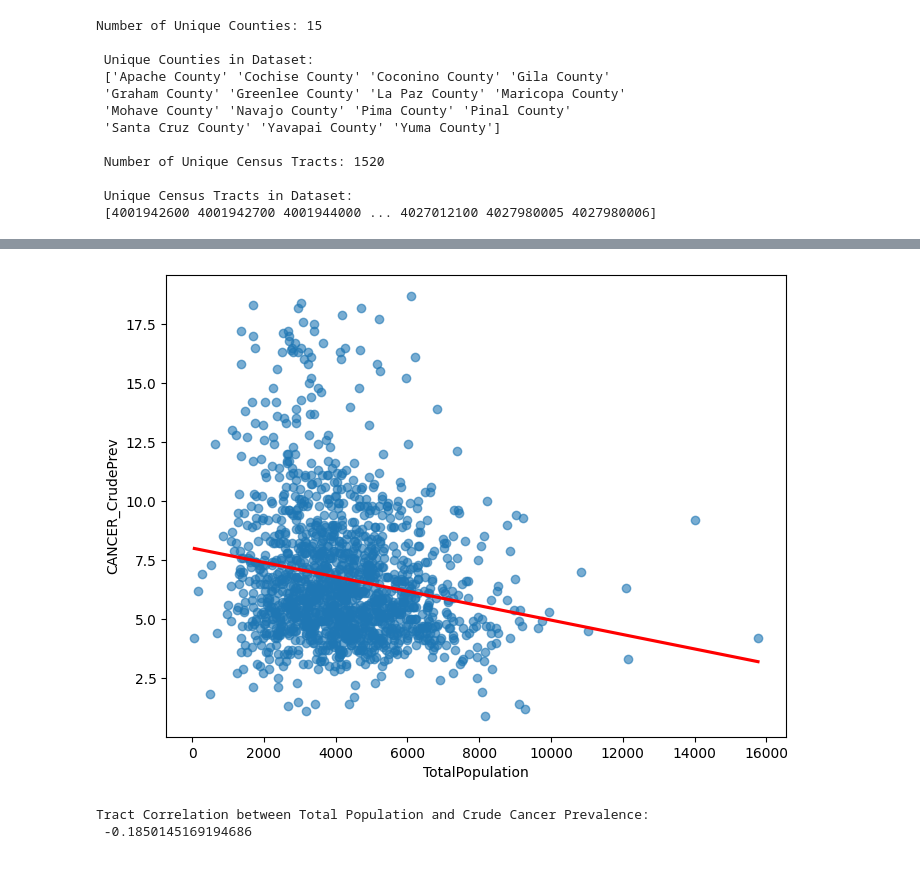
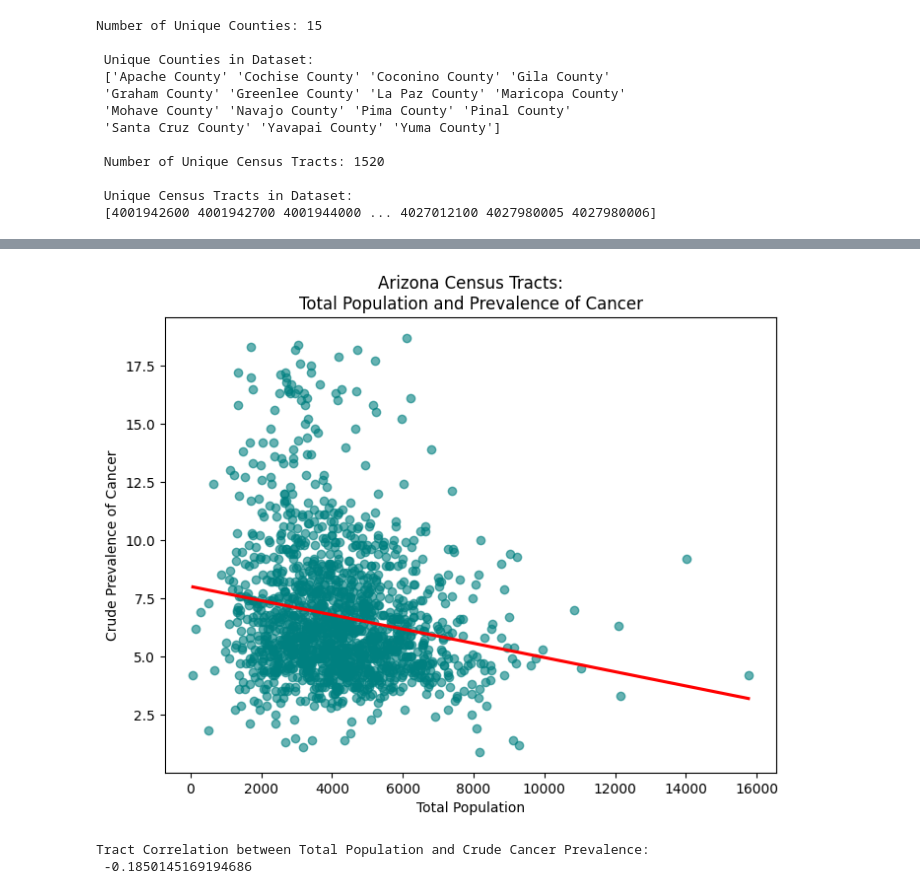
Before and after one commit to INFO-698-InfoSci-Capstone/geo-health-ai, a Jupyter notebook: Working_Files/Explore_SMG.ipynb, the cells around one changed output, grey strips where cells are left out. Drawn from its saved outputs; the diff is of its cells as text; code cells hidden in the pictures.

Commit message:
Added Additional Graphs

```diff
--- a/Working_Files/Explore_SMG.ipynb
+++ b/Working_Files/Explore_SMG.ipynb
@@ -66,7 +66,7 @@ FARA_Clean = df_FARA.copy()
 FARA_Clean = (FARA_Clean[FARA_Clean['State'] == 'Arizona'])
 
 # Keep only few columns:
-FARA_Clean = FARA_Clean[['CensusTract','County','Urban','Pop2010','LowIncomeTracts','PovertyRate','laaian1','laaian1share','TractHUNV','TractSNAP']]
+#FARA_Clean = FARA_Clean[['CensusTract','County','Urban','Pop2010','LowIncomeTracts','PovertyRate','laaian1','laaian1share','TractHUNV','TractSNAP']]
 # %%
 FARA_Clean.info()
 # %% [output]
@@ -168,10 +154,13 @@ Number of Unique Counties: 15
 # %%
-# Plot Total Population by Census Tract versus Crude Prevalence of Cancer
+# Plot Total Population by Census Tract versus Crude Prevalence of Cancer - regplot
 plt.figure(figsize=(8,6))
-sns.regplot(data=Geo_Merge, x="TotalPopulation",y="CANCER_CrudePrev", scatter_kws={'alpha': 0.6}, line_kws={'color': 'red'}, ci=None)
+sns.regplot(data=Geo_Merge, x="TotalPopulation",y="CANCER_CrudePrev", scatter_kws={'alpha': 0.6}, line_kws={'color': 'red'}, ci=None, color = 'teal')
+plt.title('Arizona Census Tracts:\nTotal Population and Prevalence of Cancer')
+plt.xlabel('Total Population')
+plt.ylabel('Crude Prevalence of Cancer')
 plt.show()
 # %% [output]
-[figure, old version]
+[figure, new version]
 # %%
 TractPopCancerCorr = Geo_Merge['TotalPopulation'].corr(Geo_Merge['CANCER_CrudePrev'])
 print("Tract Correlation between Total Population and Crude Cancer Prevalence:","\n",TractPopCancerCorr)
```
Also changed, not shown: parts of 25 cells of this notebook.
